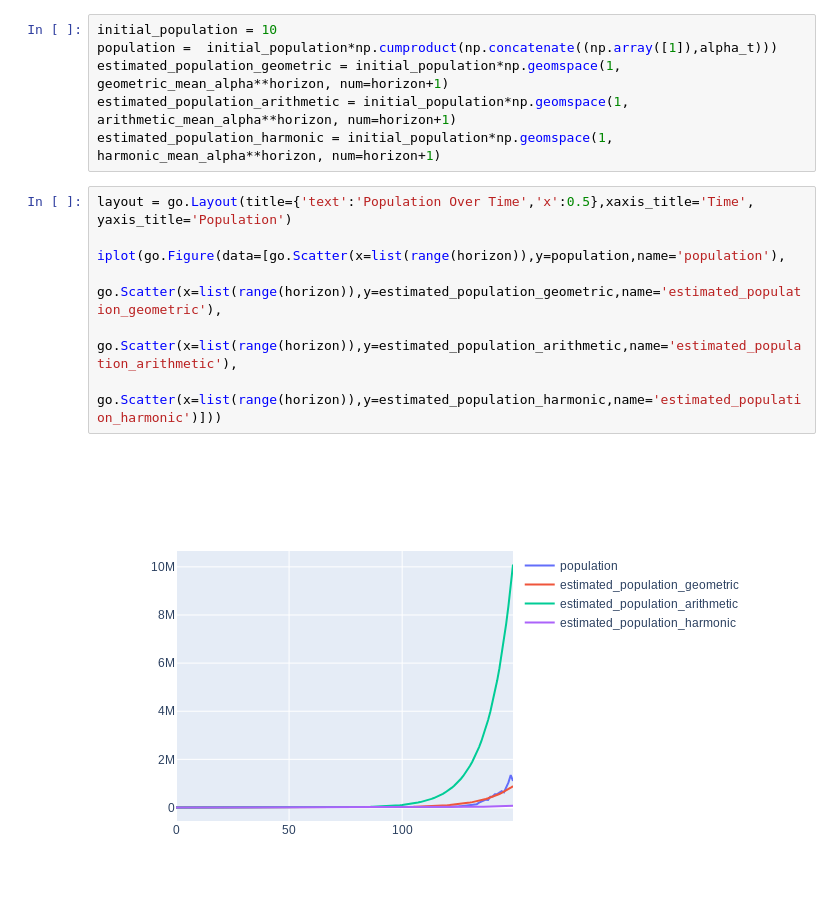
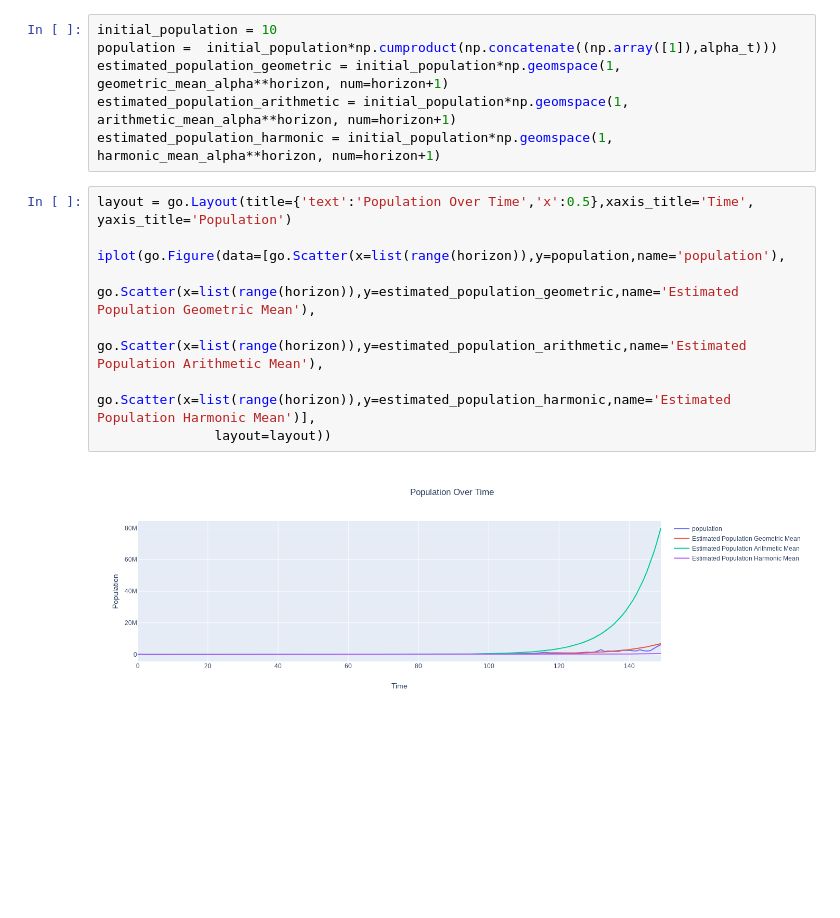
Before and after one commit to wolfenfeld/ML-Tutorials, a Jupyter notebook: notebooks/Untitled1.ipynb, the cells around one changed output. Cells and saved outputs as stored; diff of their text form; blank space fills up the shorter version.

```diff
--- a/notebooks/Untitled1.ipynb
+++ b/notebooks/Untitled1.ipynb
@@ -96,9 +96,10 @@ estimated_population_harmonic = initial_population*np.geomspace(1, harmonic_mean
 # %%
 layout = go.Layout(title={'text':'Population Over Time','x':0.5},xaxis_title='Time', yaxis_title='Population')
 
 iplot(go.Figure(data=[go.Scatter(x=list(range(horizon)),y=population,name='population'),
-                     go.Scatter(x=list(range(horizon)),y=estimated_population_geometric,name='estimated_population_geometric'),
-                     go.Scatter(x=list(range(horizon)),y=estimated_population_arithmetic,name='estimated_population_arithmetic'),
-                      go.Scatter(x=list(range(horizon)),y=estimated_population_harmonic,name='estimated_population_harmonic')]))
+                     go.Scatter(x=list(range(horizon)),y=estimated_population_geometric,name='Estimated Population Geometric Mean'),
+                     go.Scatter(x=list(range(horizon)),y=estimated_population_arithmetic,name='Estimated Population Arithmetic Mean'),
+                      go.Scatter(x=list(range(horizon)),y=estimated_population_harmonic,name='Estimated Population Harmonic Mean')],
+               layout=layout))
 # %% [output]
-[figure, old version]
+[figure, new version]
```
Also changed, not shown: parts of 1 cell of this notebook.
